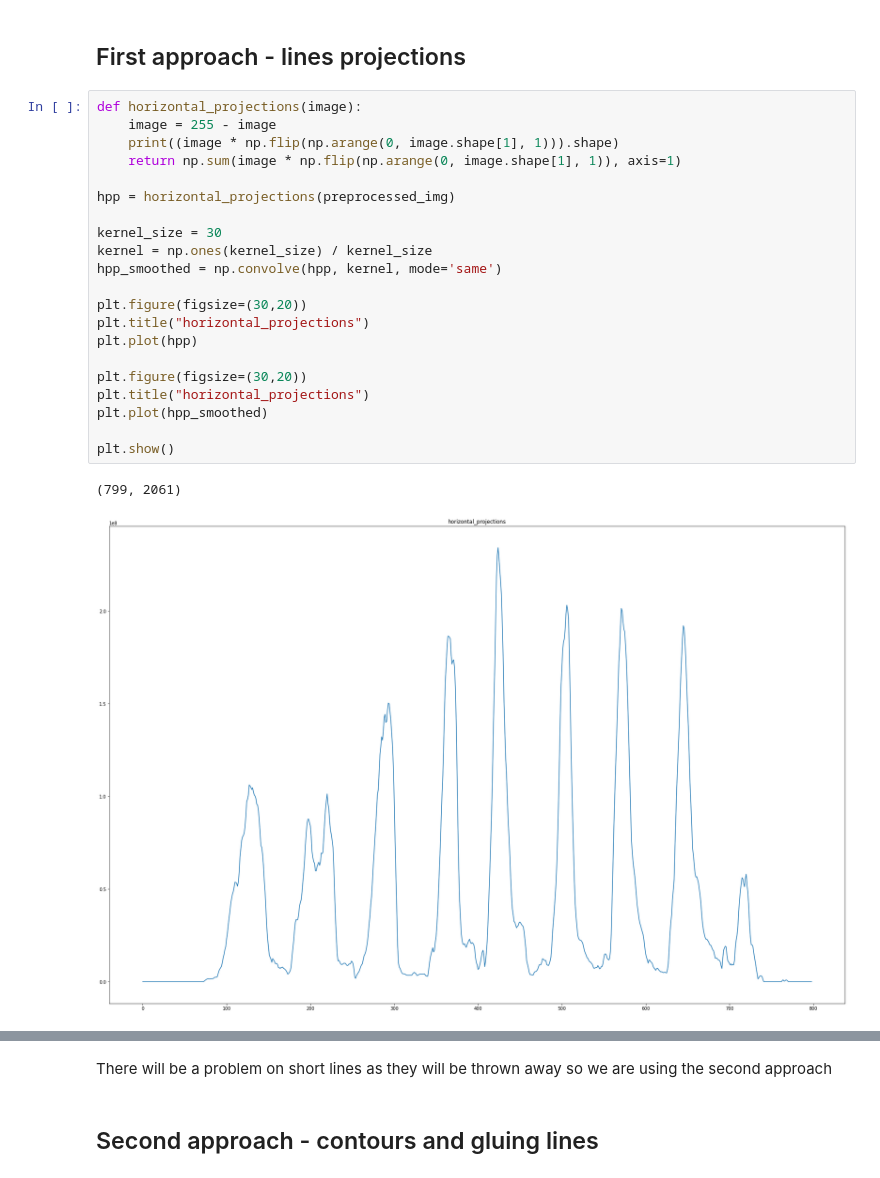
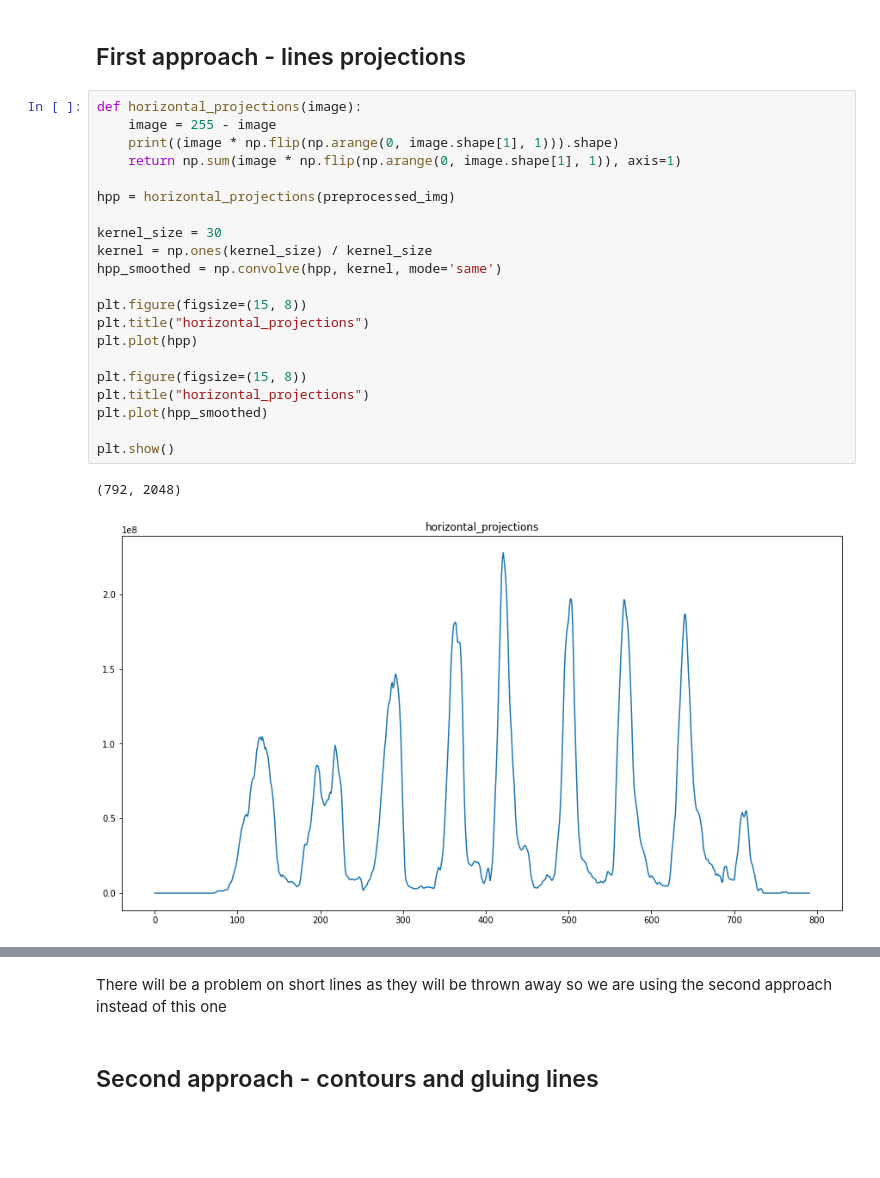
Before and after one commit to MaxMalts/Thesis, a Jupyter notebook: Lines_Extraction.ipynb, the cells around one changed output, grey strips where cells are left out. Drawn from its saved outputs; the diff is of its cells as text; blank space fills up the shorter version.

```diff
--- a/Lines_Extraction.ipynb
+++ b/Lines_Extraction.ipynb
@@ -80,24 +90,24 @@ plt.imshow(preprocessed_img, cmap='gray')
 # %%
 def horizontal_projections(image):
     image = 255 - image
     print((image * np.flip(np.arange(0, image.shape[1], 1))).shape)
     return np.sum(image * np.flip(np.arange(0, image.shape[1], 1)), axis=1)
 
 hpp = horizontal_projections(preprocessed_img)
 
 kernel_size = 30
 kernel = np.ones(kernel_size) / kernel_size
 hpp_smoothed = np.convolve(hpp, kernel, mode='same')
 
-plt.figure(figsize=(30,20))
+plt.figure(figsize=(15, 8))
 plt.title("horizontal_projections")
 plt.plot(hpp)
 
-plt.figure(figsize=(30,20))
+plt.figure(figsize=(15, 8))
 plt.title("horizontal_projections")
 plt.plot(hpp_smoothed)
 
 plt.show()
 # %% [output]
-(799, 2061)
+(792, 2048)
-[figure, old version]
+[figure, new version]
@@ -105,5 +115,5 @@ plt.show()
 # %% [markdown]
-There will be a problem on short lines as they will be thrown away so we are using the second approach
+There will be a problem on short lines as they will be thrown away so we are using the second approach instead of this one
 # %% [markdown]
 ## Second approach - contours and gluing lines
 # %% [markdown]
```
Also changed, not shown: parts of 11 cells of this notebook.
